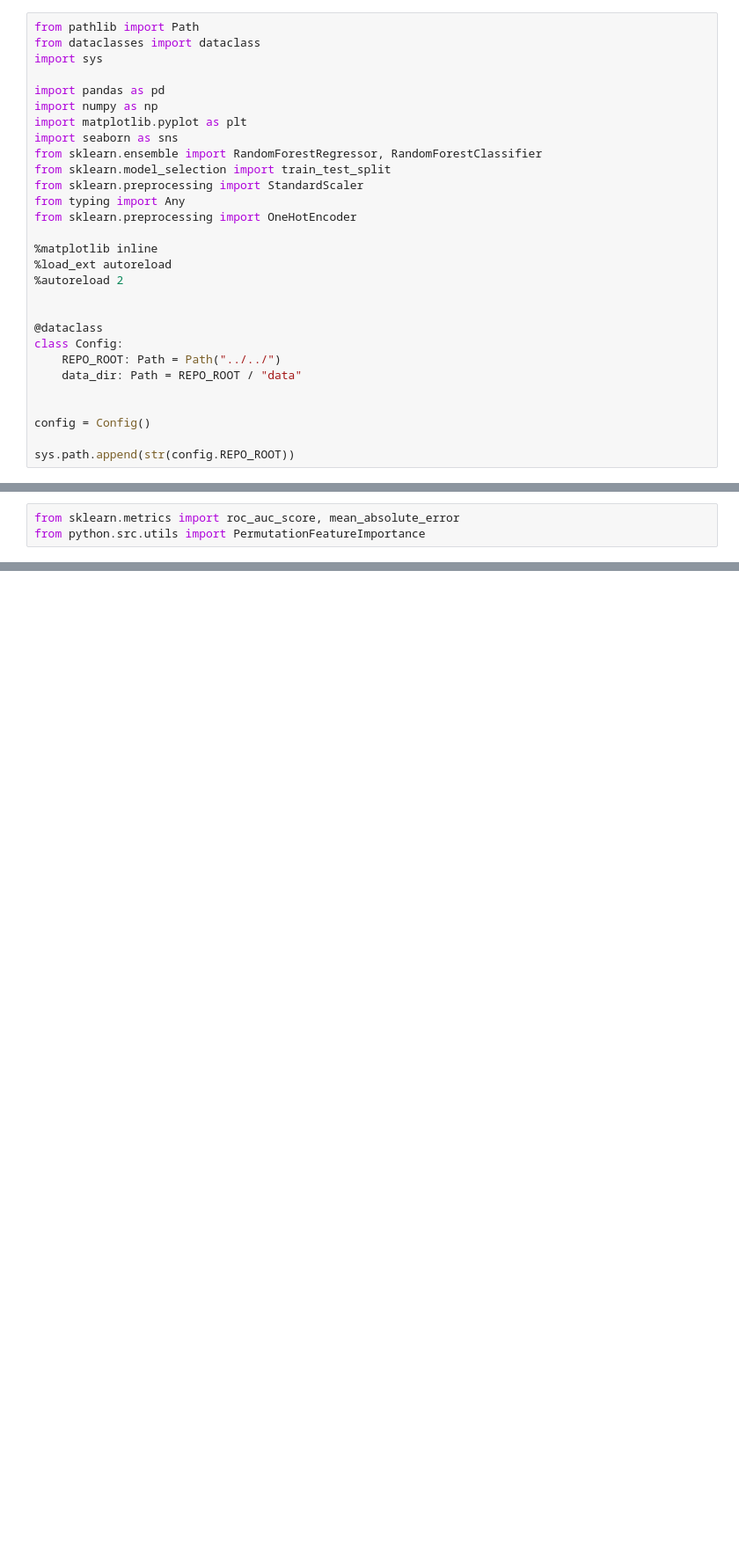
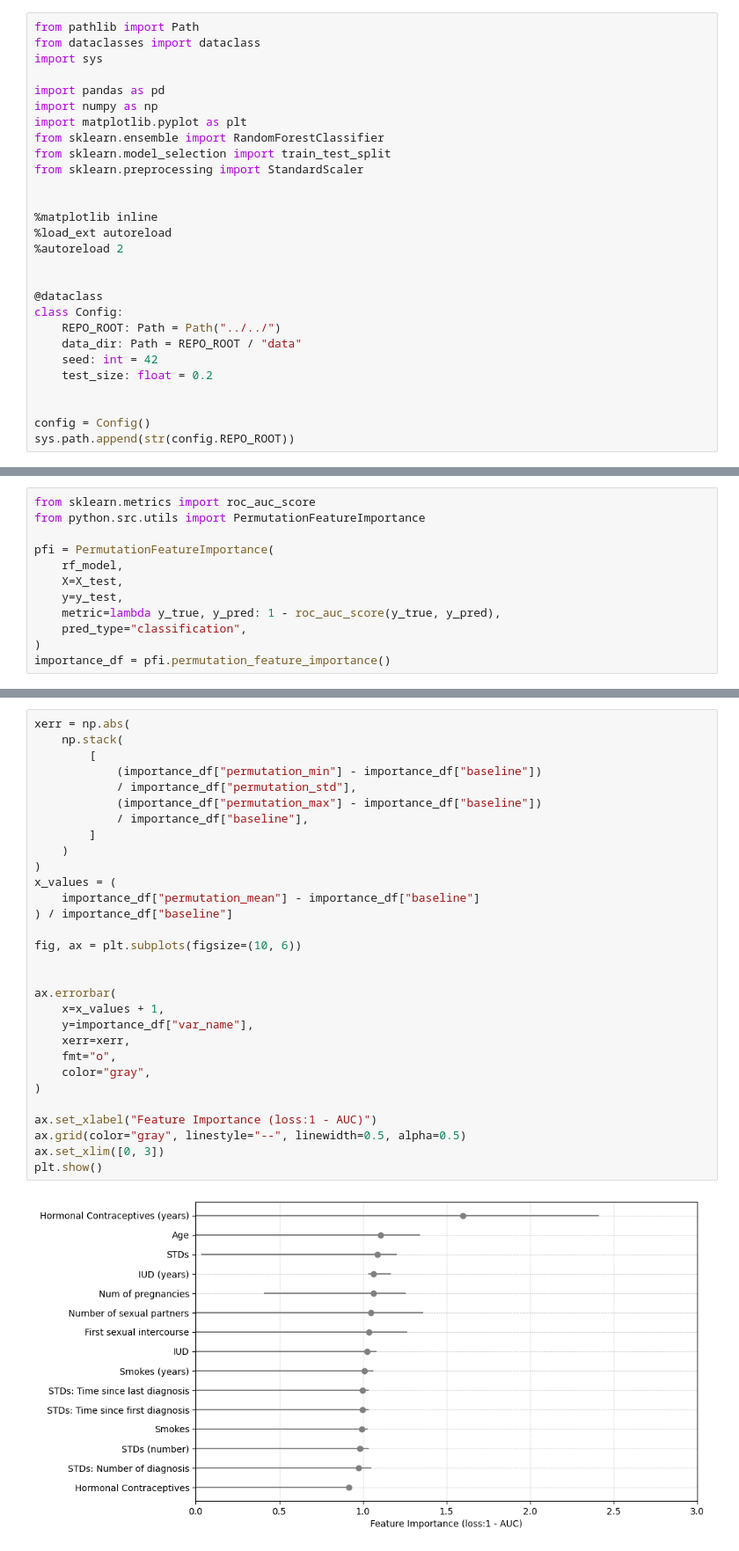
Before and after one commit to shimkoji/Interpretable-machine-learning-by-python, a Jupyter notebook: python/notebook/8.5 PFI.ipynb, the cells around one changed output, grey strips where cells are left out. Shown at 88% size. Saved outputs shown, nothing was run; the diff lists cells and outputs as text; blank space fills up the shorter version.

```diff
--- a/python/notebook/8.5 PFI.ipynb
+++ b/python/notebook/8.5 PFI.ipynb
@@ -6,12 +6,10 @@ import sys
 import pandas as pd
 import numpy as np
 import matplotlib.pyplot as plt
-import seaborn as sns
-from sklearn.ensemble import RandomForestRegressor, RandomForestClassifier
+from sklearn.ensemble import RandomForestClassifier
 from sklearn.model_selection import train_test_split
 from sklearn.preprocessing import StandardScaler
-from typing import Any
-from sklearn.preprocessing import OneHotEncoder
+
 
 %matplotlib inline
 %load_ext autoreload
@@ -22,8 +20,9 @@ from sklearn.preprocessing import OneHotEncoder
 class Config:
     REPO_ROOT: Path = Path("../../")
     data_dir: Path = REPO_ROOT / "data"
+    seed: int = 42
+    test_size: float = 0.2
 
 
 config = Config()
-
 sys.path.append(str(config.REPO_ROOT))
@@ -54,3 +49,12 @@ RandomForestClassifier(random_state=43)
 # %%
-from sklearn.metrics import roc_auc_score, mean_absolute_error
+from sklearn.metrics import roc_auc_score
 from python.src.utils import PermutationFeatureImportance
+
+pfi = PermutationFeatureImportance(
+    rf_model,
+    X=X_test,
+    y=y_test,
+    metric=lambda y_true, y_pred: 1 - roc_auc_score(y_true, y_pred),
+    pred_type="classification",
+)
+importance_df = pfi.permutation_feature_importance()
@@ -137 +61,33 @@ assert df_bike.shape[0] == df_bike_processed.shape[0]
+# %%
+xerr = np.abs(
+    np.stack(
+        [
+            (importance_df["permutation_min"] - importance_df["baseline"])
+            / importance_df["permutation_std"],
+            (importance_df["permutation_max"] - importance_df["baseline"])
+            / importance_df["baseline"],
+        ]
+    )
+)
+x_values = (
+    importance_df["permutation_mean"] - importance_df["baseline"]
+) / importance_df["baseline"]
+
+fig, ax = plt.subplots(figsize=(10, 6))
+
+
+ax.errorbar(
+    x=x_values + 1,
+    y=importance_df["var_name"],
+    xerr=xerr,
+    fmt="o",
+    color="gray",
+)
+
+ax.set_xlabel("Feature Importance (loss:1 - AUC)")
+ax.grid(color="gray", linestyle="--", linewidth=0.5, alpha=0.5)
+ax.set_xlim([0, 3])
+plt.show()
+# %% [output]
+[figure, added]
 # %%
```
Also changed, not shown: parts of 17 cells of this notebook.
